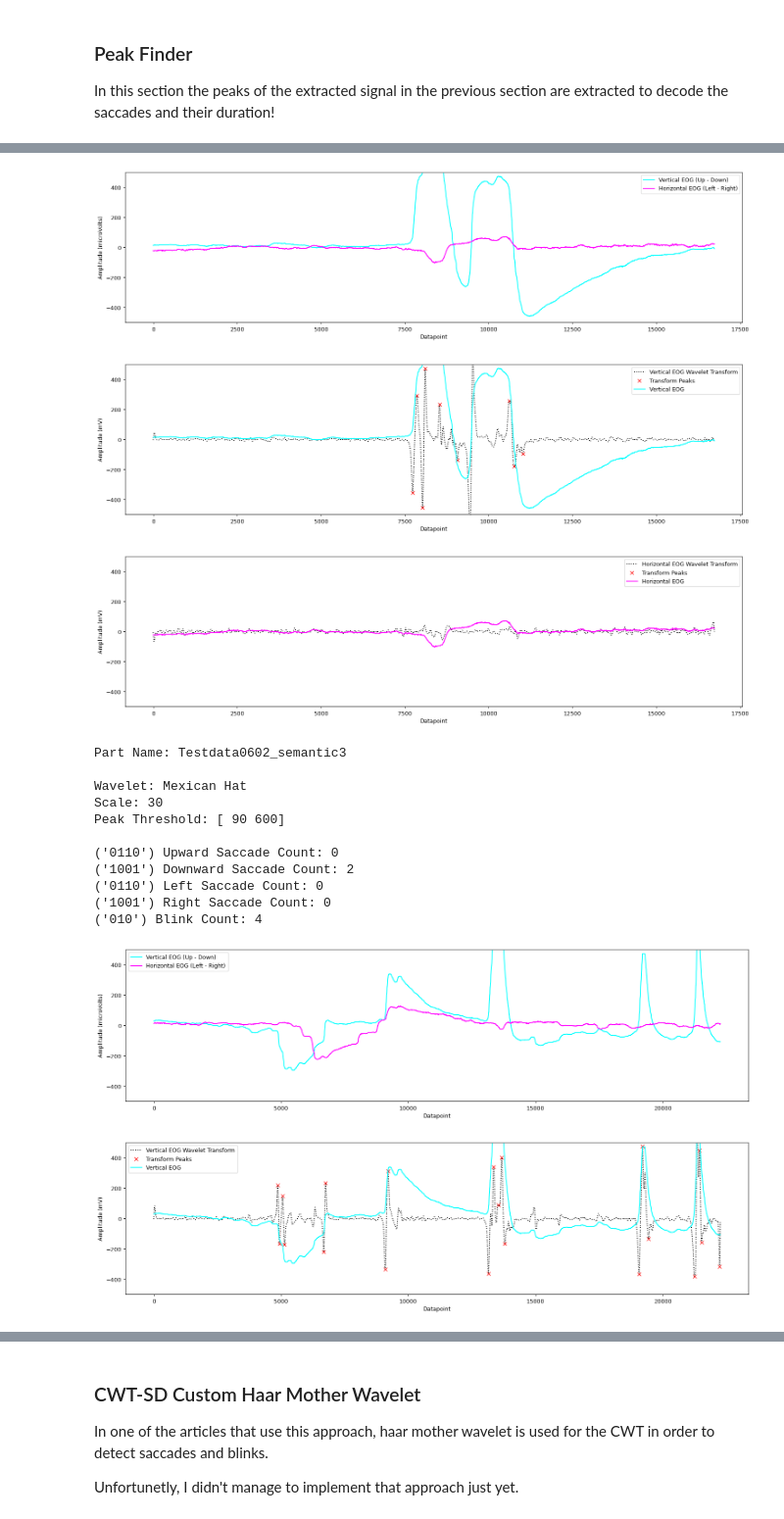
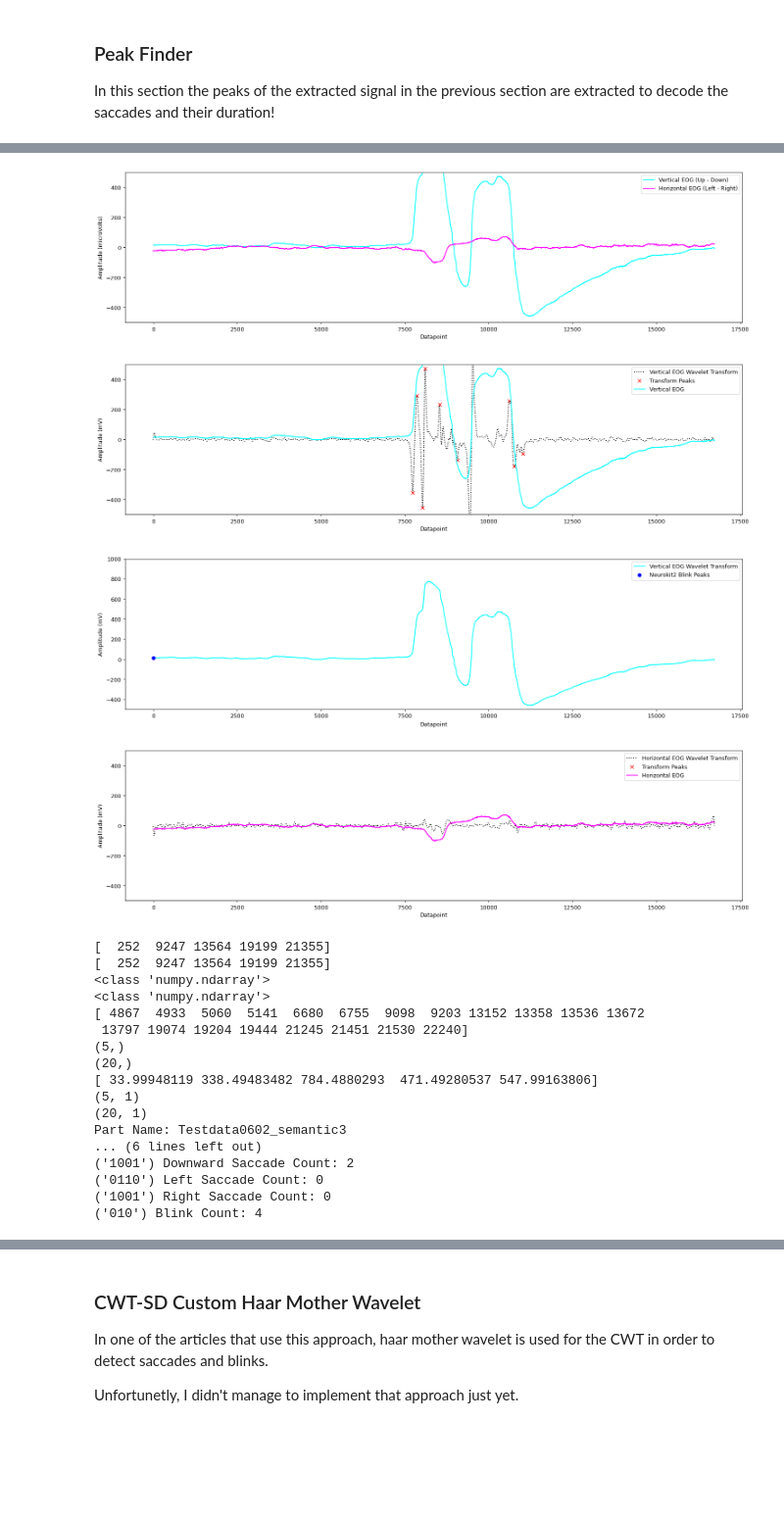
Before and after one commit to RicardoCQB/enac-eog-analysis, a Jupyter notebook: src/EyeMovementDetection.ipynb, the cells around one changed output, grey strips where cells are left out. Shown at 98% size. Cells and saved outputs as stored; diff of their text form; code cells hidden in the pictures; blank space fills up the shorter version.

Commit message:
added neurokit2 blink detection

```diff
--- a/src/EyeMovementDetection.ipynb
+++ b/src/EyeMovementDetection.ipynb
@@ -166,6 +167,14 @@ for i,part in enumerate(semanticParts):
 
     verticalEOG = verticalEogDenoised
     horizontalEOG = horizontalEogDenoised
+
+    verticalEOG2 = nk.as_vector(verticalEOG)
+    horizontalEOG2 = nk.as_vector(horizontalEOG)
+
+    verticalEOG3 = np.reshape(verticalEOG, (len(verticalEOG),1))
+    horizontalEOG3 = np.reshape(horizontalEOG, (len(horizontalEOG),1))
+
+    blinks = nk.eog_findpeaks(verticalEOG2, sampling_rate=2048, method="mne")
 
     coefVertMexHat, freqsVertMexHat = pywt.cwt(verticalEOG, 30, 'mexh')
     coefHoriMexHat, freqsHoriMexHat = pywt.cwt(horizontalEOG, 30, 'mexh')
@@ -189,6 +198,13 @@ for i,part in enumerate(semanticParts):
     # The peaks are detected in the module version of signal in order to find the negative peaks as well
     peaksV = findPeaks(vertCwt, peaksHeight[0], peaksHeight[1], minSaccadeDistance)
     peaksH = findPeaks(horiCwt, peaksHeight[0], peaksHeight[1], minSaccadeDistance)
+    print(blinks)
+    print(peaksV)
+    print(blinks.shape)
+    print(peaksV.shape)
+    print(verticalEOG[blinks])
+    print(verticalEOG3[blinks].shape)
+    print(coefVertMexHat1[peaksV].shape)
 
     vertPeaksBinary = peaksToBinary(peaksV, vertCwt)
     horiPeaksBinary = peaksToBinary(peaksH, horiCwt)
@@ -242,6 +258,17 @@ for i,part in enumerate(semanticParts):
     plt.show()
 
     plt.figure(figsize=(20, 5), dpi=90)
+    plt.plot(verticalEOG3, color='cyan')
+    plt.plot(blinks, verticalEOG3[blinks], "o", color='blue')
+    plt.ylim(-500,1000)
+    plt.xlabel('Datapoint')
+    plt.ylabel('Amplitude (mV)')
+    labels = ['Vertical EOG Wavelet Transform','Neurokit2 Blink Peaks', 'Vertical EOG']
+    plt.legend(labels)
+    plt.savefig('{}_eogBlinksNeutokit2.png'.format(plotName))
+    plt.show()
+
+    plt.figure(figsize=(20, 5), dpi=90)
     plt.plot(coefHoriMexHat1, color='black', linestyle=':')
     plt.plot(peaksH, coefHoriMexHat1[peaksH], "x", color='red')
     plt.plot(horizontalEOG, color='magenta')
@@ -281,20 +321,25 @@ Peak Threshold: [ 90 600]
 ('1001') Downward Saccade Count: 1
 ('0110') Left Saccade Count: 0
 ('1001') Right Saccade Count: 0
 ('010') Blink Count: 1
-[figure, old version]
-[figure, old version]
+[figure, new version]
-[figure, old version]
+[figure, new version]
-Part Name: Testdata0602_semantic3
-
-Wavelet: Mexican Hat
-Scale: 30
-Peak Threshold: [ 90 600]
-
-('0110') Upward Saccade Count: 0
-('1001') Downward Saccade Count: 2
-('0110') Left Saccade Count: 0
-('1001') Right Saccade Count: 0
-('010') Blink Count: 4
-[figure, old version]
+[figure, new version]
-[figure, old version]
+[figure, new version]
+[  252  9247 13564 19199 21355]
+[  252  9247 13564 19199 21355]
+<class 'numpy.ndarray'>
+<class 'numpy.ndarray'>
+[ 4867  4933  5060  5141  6680  6755  9098  9203 13152 13358 13536 13672
+ 13797 19074 19204 19444 21245 21451 21530 22240]
+(5,)
+(20,)
+[ 33.99948119 338.49483482 784.4880293  471.49280537 547.99163806]
+(5, 1)
+(20, 1)
+Part Name: Testdata0602_semantic3
+... (6 lines left out)
+('1001') Downward Saccade Count: 2
+('0110') Left Saccade Count: 0
+('1001') Right Saccade Count: 0
+('010') Blink Count: 4
```
Also changed, not shown: parts of 3 cells of this notebook.
